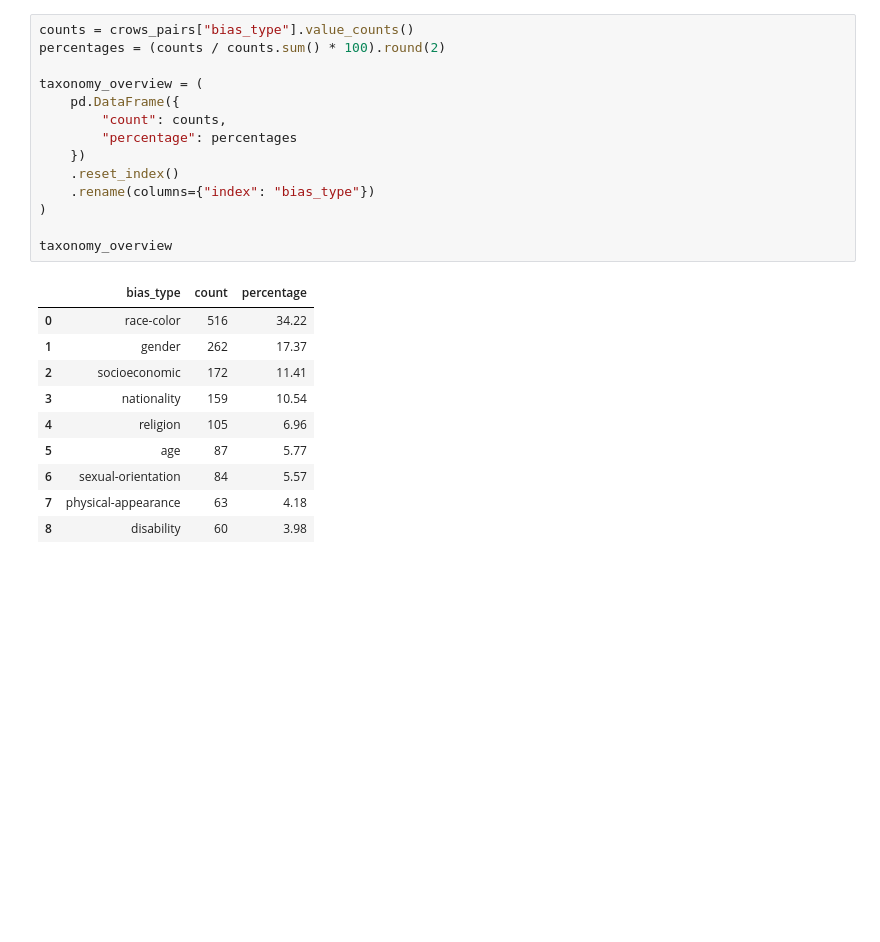
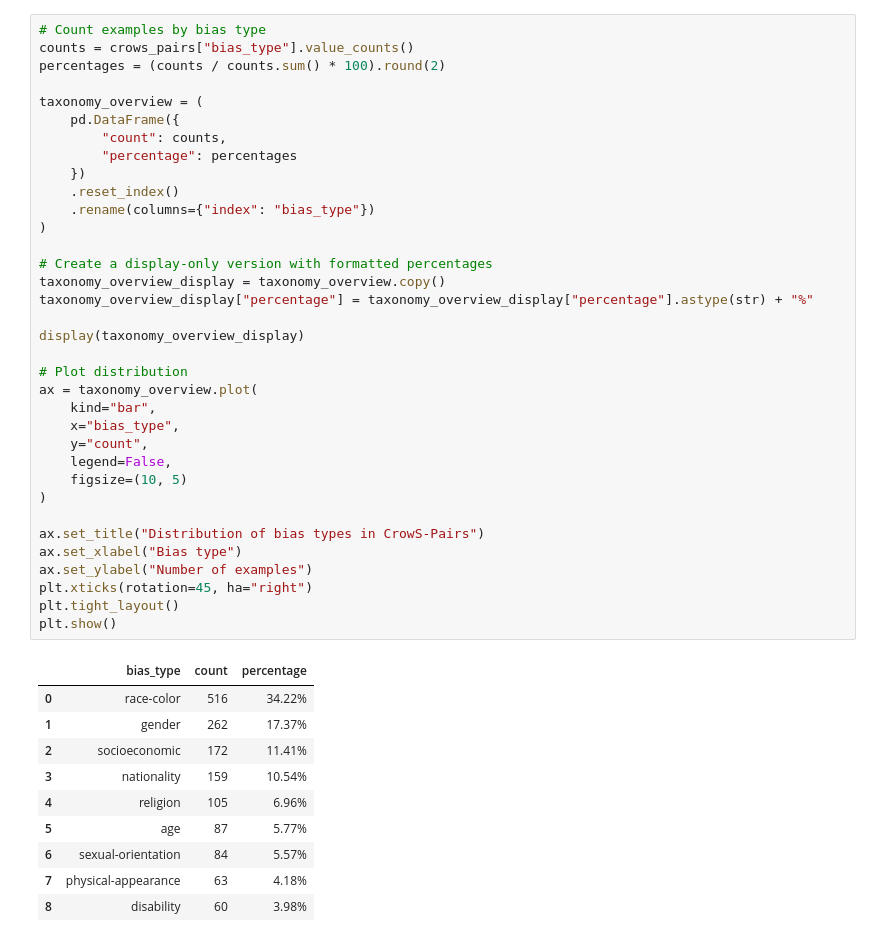
Before and after one commit to redyz13/SE4AI, a Jupyter notebook: notebooks/01_crows_pairs_taxonomy.ipynb, the cells around one changed output. Saved outputs shown, nothing was run; the diff lists cells and outputs as text; blank space fills up the shorter version.

Commit message:
refactor: improve CrowS-Pairs notebook readability

```diff
--- a/notebooks/01_crows_pairs_taxonomy.ipynb
+++ b/notebooks/01_crows_pairs_taxonomy.ipynb
@@ -6,25 +37,46 @@ crows_pairs = pd.read_csv("../data/crows_pairs_anonymized.csv")
 # %%
+# Count examples by bias type
 counts = crows_pairs["bias_type"].value_counts()
 percentages = (counts / counts.sum() * 100).round(2)
 
 taxonomy_overview = (
     pd.DataFrame({
         "count": counts,
         "percentage": percentages
     })
     .reset_index()
     .rename(columns={"index": "bias_type"})
 )
 
-taxonomy_overview
+# Create a display-only version with formatted percentages
+taxonomy_overview_display = taxonomy_overview.copy()
+taxonomy_overview_display["percentage"] = taxonomy_overview_display["percentage"].astype(str) + "%"
+
+display(taxonomy_overview_display)
+
+# Plot distribution
+ax = taxonomy_overview.plot(
+    kind="bar",
+    x="bias_type",
+    y="count",
+    legend=False,
+    figsize=(10, 5)
+)
+
+ax.set_title("Distribution of bias types in CrowS-Pairs")
+ax.set_xlabel("Bias type")
+ax.set_ylabel("Number of examples")
+plt.xticks(rotation=45, ha="right")
+plt.tight_layout()
+plt.show()
 # %% [output]
 |  | bias_type | count | percentage |
-| 0 | race-color | 516 | 34.22 |
-| 1 | gender | 262 | 17.37 |
-| 2 | socioeconomic | 172 | 11.41 |
-| 3 | nationality | 159 | 10.54 |
-| 4 | religion | 105 | 6.96 |
-| 5 | age | 87 | 5.77 |
-| 6 | sexual-orientation | 84 | 5.57 |
-| 7 | physical-appearance | 63 | 4.18 |
-| 8 | disability | 60 | 3.98 |
+| 0 | race-color | 516 | 34.22% |
+| 1 | gender | 262 | 17.37% |
+| 2 | socioeconomic | 172 | 11.41% |
+| 3 | nationality | 159 | 10.54% |
+| 4 | religion | 105 | 6.96% |
+| 5 | age | 87 | 5.77% |
+| 6 | sexual-orientation | 84 | 5.57% |
+| 7 | physical-appearance | 63 | 4.18% |
+| 8 | disability | 60 | 3.98% |
```
Also changed, not shown: parts of 29 cells of this notebook, 1 other file.
